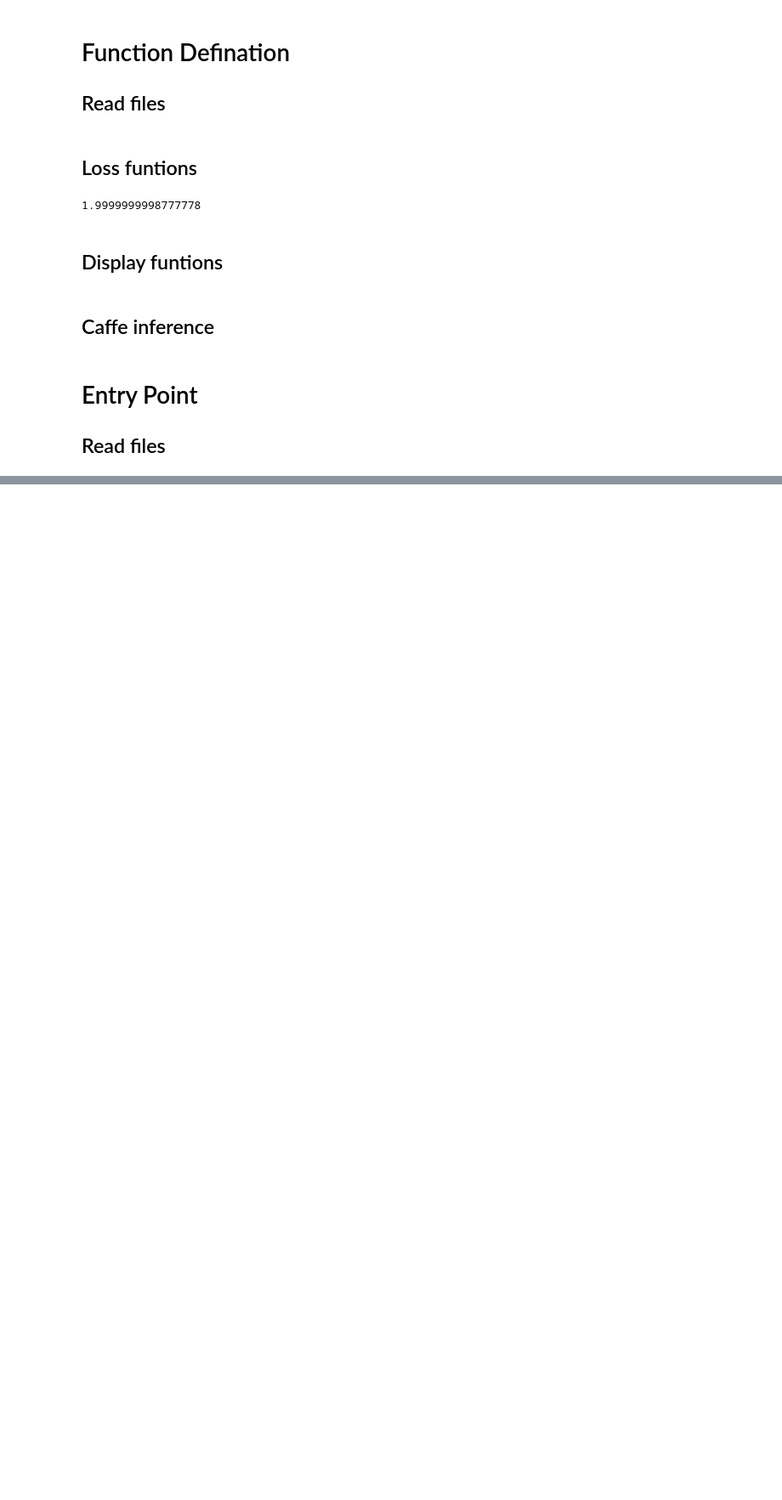
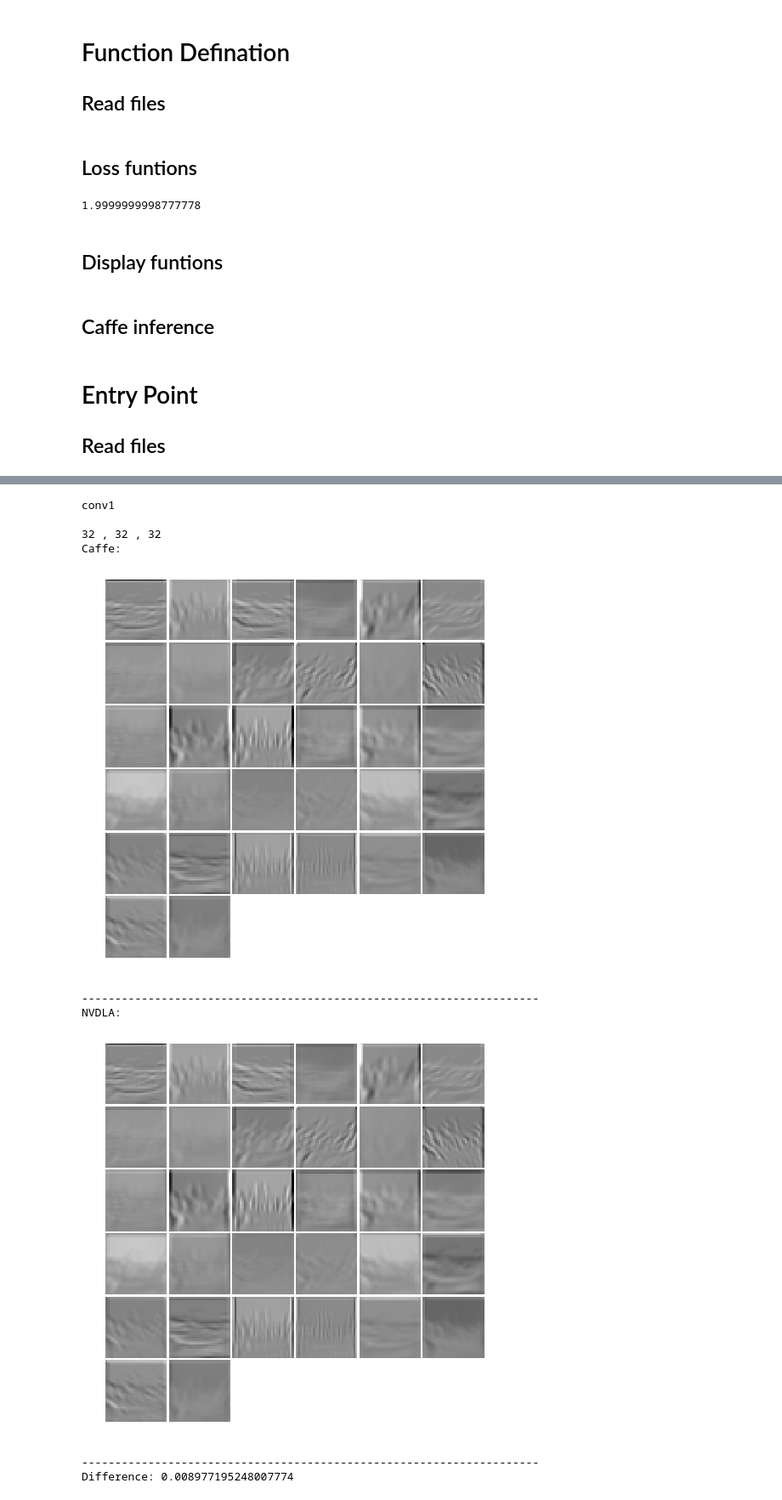
Before and after one commit to MINZHIJI/nvdla_exploration, a Jupyter notebook: cifar_caffe_nvdla_each_layer_difference_42_images.ipynb, the cells around one changed output, grey strips where cells are left out. Shown at 85% size. Drawn from its saved outputs; the diff is of its cells as text; code cells hidden in the pictures; blank space fills up the shorter version.

```diff
--- a/cifar_caffe_nvdla_each_layer_difference_42_images.ipynb
+++ b/cifar_caffe_nvdla_each_layer_difference_42_images.ipynb
@@ -332 +294,22 @@ Caffe: [2.2559994e-01 2.7985849e-05 7.2119731e-01 8.1421835e-03 1.7249412e-03
 ... (72 outputs left out)
+# %%
+# function is to show layer data by gray image
+def show_data(data, padsize=1, padval=1, filename= 'test'):
+    data = (data - data.min()) / (data.max() - data.min())
+
+    # force the number of filters to be square
+    n = int(np.ceil(np.sqrt(data.shape[0])))
+    padding = ((0, n ** 2 - data.shape[0]), (0, padsize), (0, padsize)) + ((0, 0),) * (data.ndim - 3)
+    data = np.pad(data, padding, mode='constant', constant_values=(padval, padval))
+
+    # tile the filters into an image
+    data = data.reshape((n, n) + data.shape[1:]).transpose((0, 2, 1, 3) + tuple(range(4, data.ndim + 1)))
+    data = data.reshape((n * data.shape[1], n * data.shape[3]) + data.shape[4:])
+    plt.figure()
+    plt.imshow(data,cmap='gray'); plt.axis('off')
+    # save image
+#     plt.savefig(filename +".png")
+
+# plt.rcParams['figure.figsize'] = (8, 8)
+# plt.rcParams['image.interpolation'] = 'nearest'
+# plt.rcParams['image.cmap'] = 'gray'
@@ -332,0 +336,35 @@ Caffe: [2.2559994e-01 2.7985849e-05 7.2119731e-01 8.1421835e-03 1.7249412e-03
+# %%
+# np.set_printoptions(threshold=np.nan)
+for result in result_list:
+    if result['image_name'] == "18_ship":
+        if result['layer'] != "prob":
+            if result['layer'] != "ip1":
+                if result['layer'] != "ip2":
+                    print result['layer'],"\n"
+                    print len(result['caffe']), ",", len(result['caffe'][0]), ",", len(result['caffe'][0][0])
+                    caffe_tmp = result['caffe']
+                    nvdla_tmp = result['nvdla'].reshape(len(caffe_tmp),len(caffe_tmp[0]),-1)
+
+                    print "Caffe:"
+                    show_data(caffe_tmp)
+                    plt.show()
+                    print "---------------------------------------------------------------------"
+                    print "NVDLA:"
+                    show_data(nvdla_tmp)
+                    plt.show()
+                    print "---------------------------------------------------------------------"
+                    print "Difference:",result['diff']
+                    show_data(caffe_tmp - nvdla_tmp)
+                    plt.show()
+                    print "====================================================================="
+# %% [output]
+conv1
+
+32 , 32 , 32
+Caffe:
+[figure, added]
+---------------------------------------------------------------------
+NVDLA:
+[figure, added]
+---------------------------------------------------------------------
+Difference: 0.008977195248007774
```
Also changed, not shown: parts of 6 cells of this notebook.
